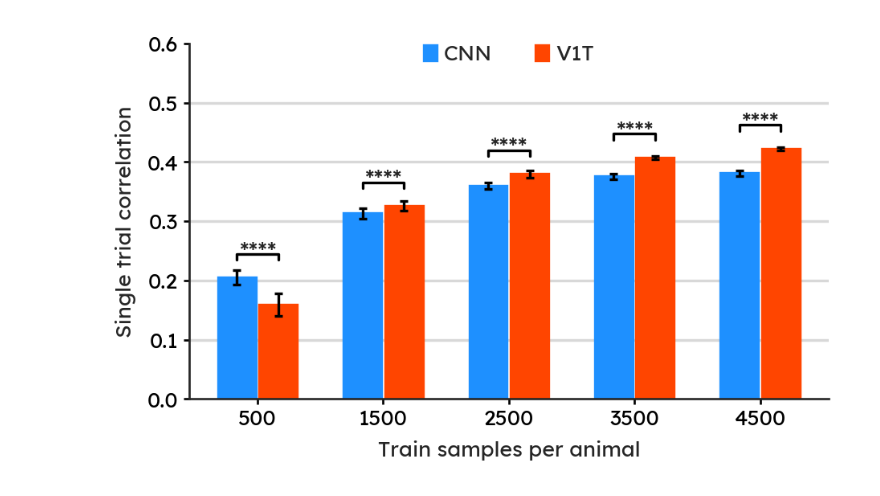
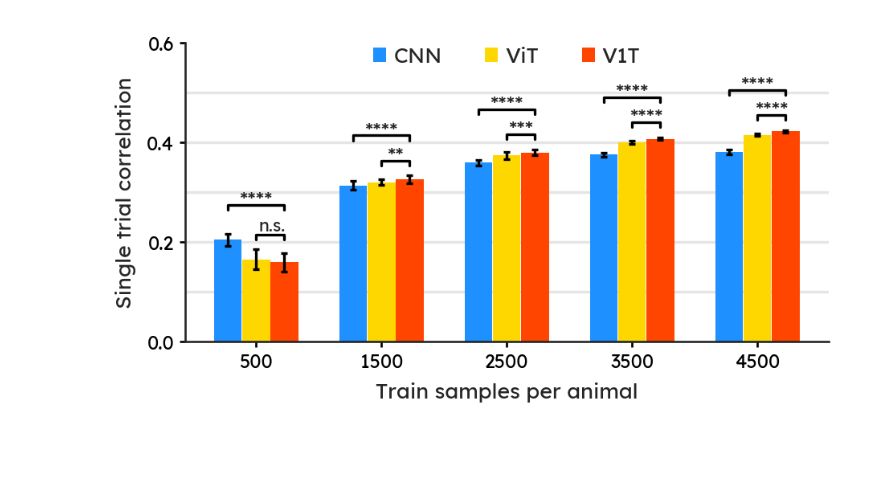
Before and after one commit to bryanlimy/V1T, a Jupyter notebook: misc/limit_data.ipynb, the cells around one changed output. Cells and saved outputs as stored; diff of their text form; code cells hidden in the pictures; blank space fills up the shorter version.

Commit message:
update limit_data plot to add ViT

```diff
--- a/misc/limit_data.ipynb
+++ b/misc/limit_data.ipynb
@@ -73,43 +88,58 @@ cnn_mean, cnn_std, v1t_mean, v1t_std, p_values = get_summary(results)
 # %%
-annot_fontsize, tick_fontsize, label_fontsize, title_fontsize = 7, 8, 8, 9
-width, y_max, bar_pad = 0.3, 0.6, 0.015
-error_kw = {"elinewidth": 1, "capsize": 1.5}
-figure, axis = plt.subplots(nrows=1, ncols=1, figsize=(4, 2.5), dpi=240)
+tick_fontsize, label_fontsize, title_fontsize = 7, 8, 9
+width, y_max, bar_pad, edgewidth = 0.22, 0.6, 0.005, 0.0
+error_kw = {"elinewidth": 1, "capsize": 1.2}
+figure, axis = plt.subplots(nrows=1, ncols=1, figsize=(4, 2.2), dpi=240)
 
 x_axis = np.arange(1, len(TRAIN_SIZES) + 1)
 x_labels = TRAIN_SIZES
 
 # plot CNN results
 axis.bar(
-    x_axis - width / 2 - bar_pad,
-    height=cnn_mean,
-    yerr=cnn_std,
+    x_axis - width - bar_pad,
+    height=cnn_results["mean"],
+    yerr=cnn_results["std"],
     width=width,
     align="center",
     label="CNN",
     color="dodgerblue",
     edgecolor="dodgerblue",
+    linewidth=edgewidth,
     error_kw=error_kw,
 )
 
+# plot ViT results
+axis.bar(
+    x_axis,
+    height=vit_results["mean"],
+    yerr=vit_results["std"],
+    width=width,
+    align="center",
+    label="ViT",
+    color="gold",
+    edgecolor="gold",
+    linewidth=edgewidth,
+    error_kw=error_kw,
+)
 
 # plot V1T results
 axis.bar(
-    x_axis + width / 2 + bar_pad,
-    height=v1t_mean,
-    yerr=v1t_std,
+    x_axis + width + bar_pad,
+    height=v1t_results["mean"],
+    yerr=v1t_results["std"],
     width=width,
     align="center",
     label="V1T",
     color="orangered",
     edgecolor="orangered",
+    linewidth=edgewidth,
     error_kw=error_kw,
 )
 
 axis.legend(
     loc="upper center",
     bbox_to_anchor=(0.5, 1.05),
-    ncols=2,
+    ncols=3,
     frameon=False,
     handletextpad=0.35,
     handlelength=0.6,
@@ -127,7 +157,7 @@ tensorboard.set_xticks(
     label_fontsize=label_fontsize,
 )
 axis.set_ylim(0, y_max)
-y_ticks = np.linspace(0, y_max, 7)
+y_ticks = np.linspace(0, y_max, 4)
 tensorboard.set_yticks(
     axis,
     ticks_loc=y_ticks,
@@ -135,43 +165,73 @@ tensorboard.set_yticks(
     label="Single trial correlation",
     tick_fontsize=tick_fontsize,
     label_fontsize=label_fontsize,
 )
 
 # plot y-axis grid lines
-for y_value in y_ticks:
+for y_value in np.linspace(0, y_max, 7):
     if 0 < y_value < y_max:
-        axis.axhline(y_value, color="gray", alpha=0.3, linewidth=1, zorder=0)
+        axis.axhline(y_value, color="gray", alpha=0.2, linewidth=1, zorder=0)
 
-# plot p-value asterisks
+# plot ViT - V1T p-value asterisks
+text_heights = []
 for i in range(len(TRAIN_SIZES)):
     x_start = x_axis[i]
-    mid = width / 2
-    lx = x_start - mid - bar_pad
-    rx = x_start + mid + bar_pad
-    y = max(v1t_mean[i], cnn_mean[i]) + 0.03
+    lx = x_start
+    rx = x_start + width + bar_pad
+    y = (
+        max(
+            vit_results["mean"][i] + vit_results["std"][i],
+            v1t_results["mean"][i] + v1t_results["std"][i],
+        )
+        + 0.02
+    )
     barx = [lx, lx, rx, rx]
     y_offset = 0.01
     bary = [y, y + y_offset, y + y_offset, y]
     axis.plot(barx, bary, color="black", linewidth=1)
+    p_value = p_values["vit"][i]
+    ns = p_value == "n.s."
+    text_height = y + 0.01 if ns else y
+    axis.text(
+        x=(lx + rx) / 2 + 0.015 if ns else (lx + rx) / 2,
+        y=text_height,
+        s=p_value,
+        ha="center",
+        va="bottom",
+        fontsize=label_fontsize - 1.5 if ns else label_fontsize,
+    )
+    text_heights.append(text_height)
+
+# plot CNN - V1T p-value asterisks
+for i in range(len(TRAIN_SIZES)):
+    x_start = x_axis[i]
+    lx = x_start - width - bar_pad
+    rx = x_start + width + bar_pad
+    y = text_heights[i] + 0.05
+    barx = [lx, lx, rx, rx]
+    y_offset = 0.01
+    bary = [y, y + y_offset, y + y_offset, y]
+    axis.plot(barx, bary, color="black", linewidth=1)
+    p_value = p_values["cnn"][i]
+    ns = p_value == "n.s."
     axis.text(
         x=(lx + rx) / 2,
-        y=y - 0.005,
-        s=p_values[i],
+        y=y + 0.01 if ns else y,
+        s=p_value,
         ha="center",
         va="bottom",
-        fontsize=title_fontsize,
+        fontsize=label_fontsize - 1.5 if ns else label_fontsize,
     )
+
 
 sns.despine(ax=axis, top=True, right=True, trim=False)
 tensorboard.set_ticks_params(axis=axis, length=2)
-
-# axis.set_title("Test performance vs training size", fontsize=title_fontsize, y=1)
 
 figure.tight_layout()
 
 tensorboard.save_figure(figure, filename=f"plots/limit_data.pdf", dpi=240, close=False)
 
 plt.show()
 plt.close(figure)
 # %% [output]
-[figure, old version]
+[figure, new version]
```
Also changed, not shown: parts of 4 cells of this notebook.
